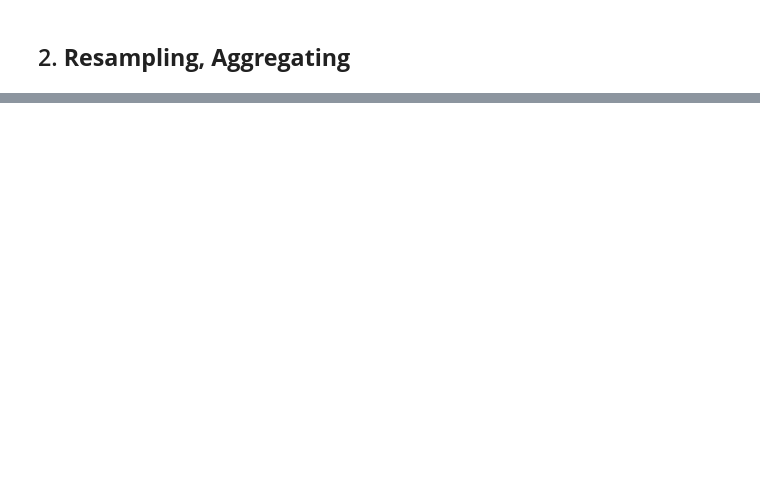
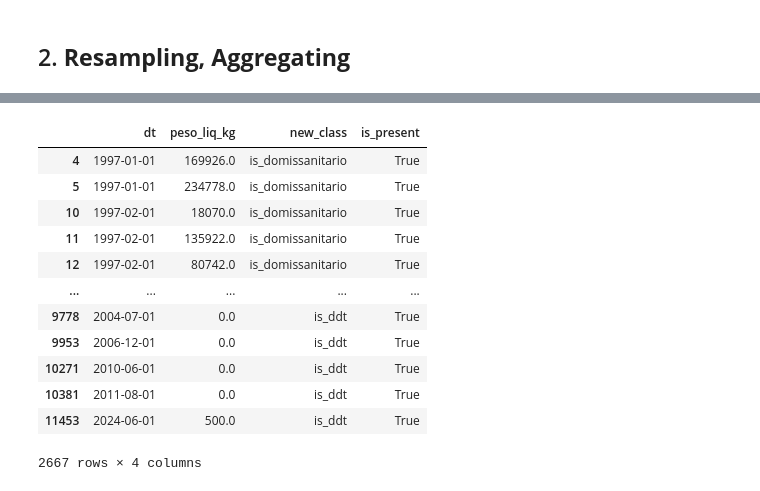
Before and after one commit to HenriqueCord/comexstat_pesticide_viz, a Jupyter notebook: notebooks/exploratory_analysis.ipynb, the cells around one changed output, grey strips where cells are left out. Drawn from its saved outputs; the diff is of its cells as text; code cells hidden in the pictures; blank space fills up the shorter version.

```diff
--- a/notebooks/exploratory_analysis.ipynb
+++ b/notebooks/exploratory_analysis.ipynb
@@ -175,3 +183,36 @@ fig = px.bar(
 )
 
 fig.show()
+# %%
+value_keys = ["peso_liq_kg"]
+dt_keys = ["dt"]
+one_hot_keys = ['is_domissanitario', 'is_herbicide', 'is_inseticide', 'is_fungicide', 'is_ddt']
+
+_df_keys = value_keys + dt_keys + one_hot_keys
+
+# Aggregate the sum of 'value' for each class
+class_sums = df_pest_explore[_df_keys].groupby(dt_keys + one_hot_keys).sum().reset_index()
+# %%
+# Melt the DataFrame to have one row per class
+melted_agg_df = class_sums.melt(id_vars=dt_keys + value_keys,
+                         value_vars=one_hot_keys,
+                         var_name='new_class',
+                         value_name='is_present')
+
+melted_agg_df = melted_agg_df[melted_agg_df['is_present'] == 1]  # keep only values of classes that existed in the og data
+
+melted_agg_df
+# %% [output]
+|  | dt | peso_liq_kg | new_class | is_present |
+| 4 | 1997-01-01 | 169926.0 | is_domissanitario | True |
+| 5 | 1997-01-01 | 234778.0 | is_domissanitario | True |
+| 10 | 1997-02-01 | 18070.0 | is_domissanitario | True |
+| 11 | 1997-02-01 | 135922.0 | is_domissanitario | True |
+| 12 | 1997-02-01 | 80742.0 | is_domissanitario | True |
+| ... | ... | ... | ... | ... |
+| 9778 | 2004-07-01 | 0.0 | is_ddt | True |
+| 9953 | 2006-12-01 | 0.0 | is_ddt | True |
+| 10271 | 2010-06-01 | 0.0 | is_ddt | True |
+| 10381 | 2011-08-01 | 0.0 | is_ddt | True |
+| 11453 | 2024-06-01 | 500.0 | is_ddt | True |
+2667 rows × 4 columns
```
Also changed, not shown: parts of 8 cells of this notebook, 1 other file.
